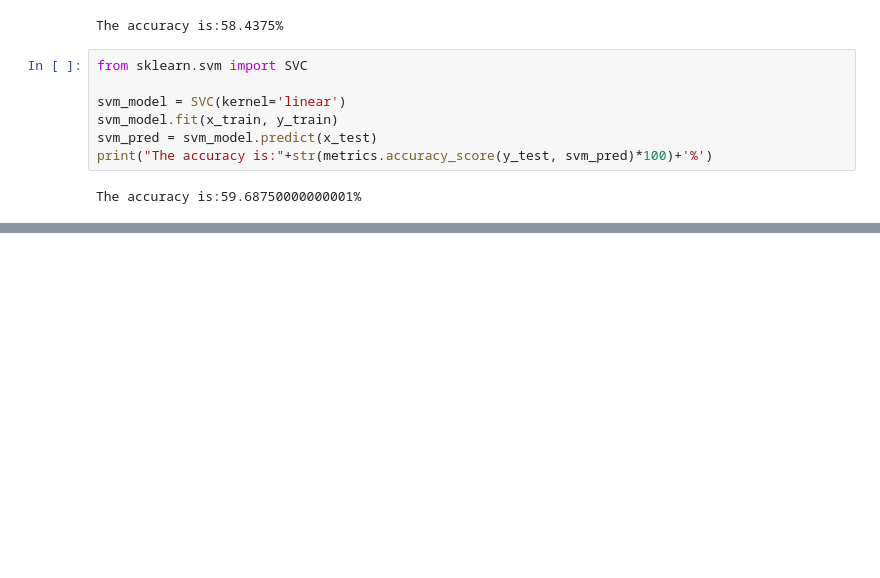
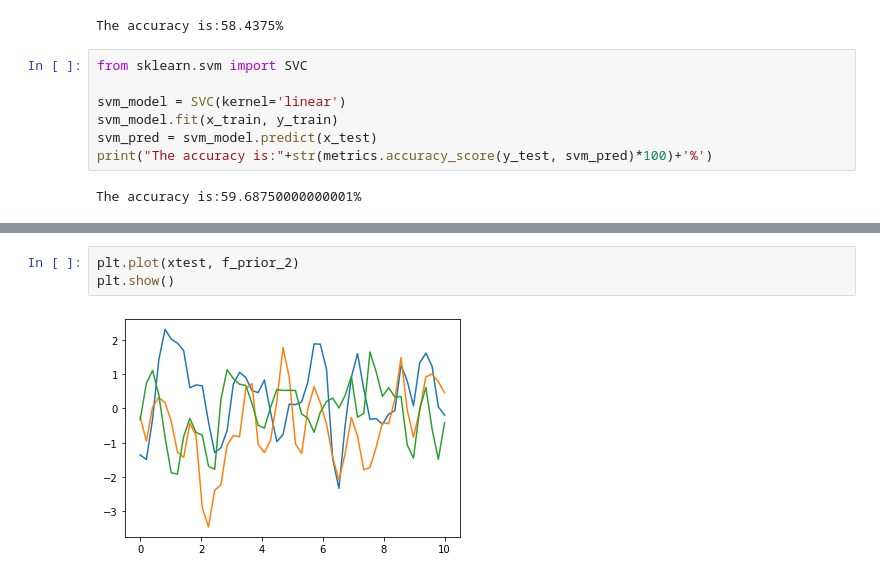
Before and after one commit to dkadyrov/SIT, a Jupyter notebook: CS-559/Homework/Homework 2/Kadyrov_Daniel_HW2.ipynb, the cells around one changed output, grey strips where cells are left out. Drawn from its saved outputs; the diff is of its cells as text; blank space fills up the shorter version.

```diff
--- a/CS-559/Homework/Homework 2/Kadyrov_Daniel_HW2.ipynb
+++ b/CS-559/Homework/Homework 2/Kadyrov_Daniel_HW2.ipynb
@@ -150,0 +188,5 @@ kernel =
+# %%
+plt.plot(xtest, f_prior_2)
+plt.show()
+# %% [output]
+[figure, added]
```
Also changed, not shown: parts of 9 cells of this notebook.
